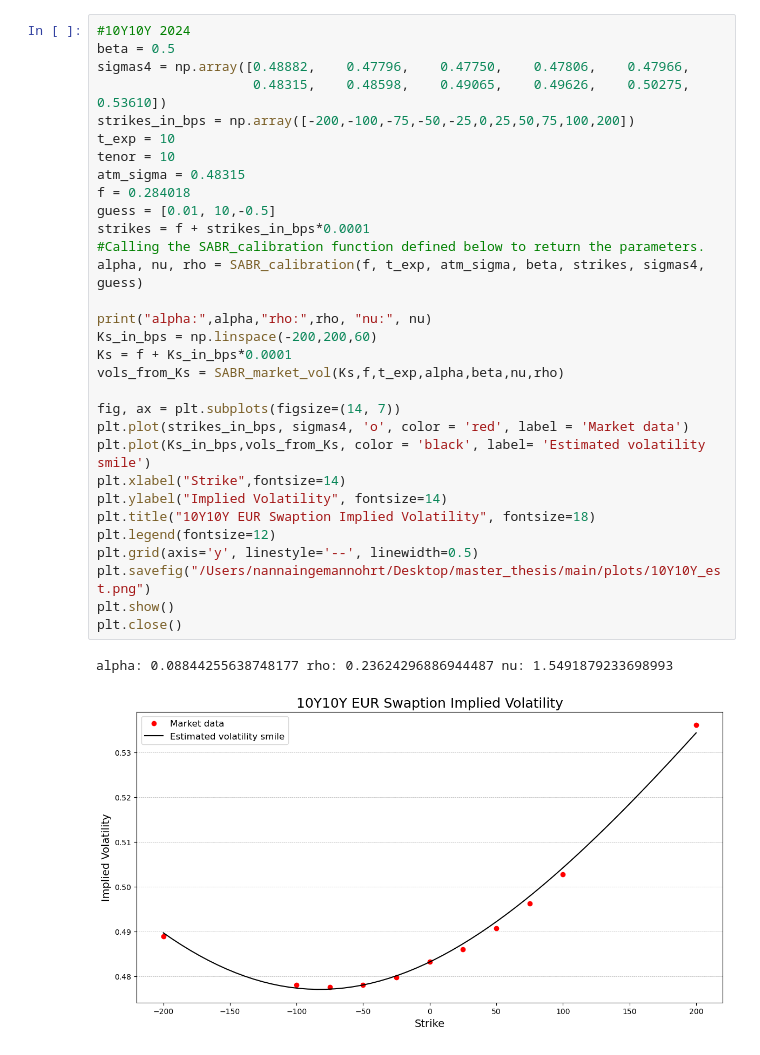
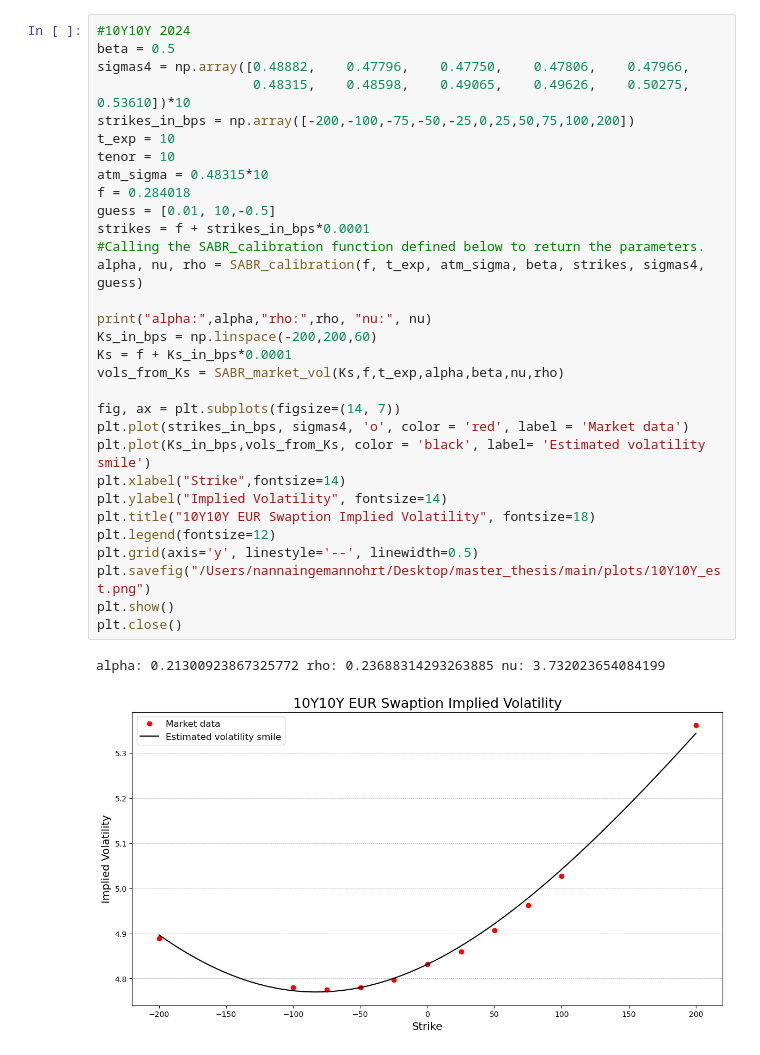
Before and after one commit to NannaOhrt/master_thesis, a Jupyter notebook: main/code/cal_parm_SABR.ipynb, the cells around one changed output. Drawn from its saved outputs; the diff is of its cells as text.

```diff
--- a/main/code/cal_parm_SABR.ipynb
+++ b/main/code/cal_parm_SABR.ipynb
@@ -215,37 +215,37 @@ alpha: 0.08673372109804123 rho: 0.24505000583370704 nu: 1.4026247198246018
 # %%
 #10Y10Y 2024
 beta = 0.5
 sigmas4 = np.array([0.48882,	0.47796,	0.47750,	0.47806,	0.47966,
-                    0.48315,	0.48598,	0.49065,	0.49626,	0.50275,	0.53610])
+                    0.48315,	0.48598,	0.49065,	0.49626,	0.50275,	0.53610])*10
 strikes_in_bps = np.array([-200,-100,-75,-50,-25,0,25,50,75,100,200])
 t_exp = 10
 tenor = 10
-atm_sigma = 0.48315
+atm_sigma = 0.48315*10
 f = 0.284018
 guess = [0.01, 10,-0.5]
 strikes = f + strikes_in_bps*0.0001
 #Calling the SABR_calibration function defined below to return the parameters.
 alpha, nu, rho = SABR_calibration(f, t_exp, atm_sigma, beta, strikes, sigmas4, guess)
 
 print("alpha:",alpha,"rho:",rho, "nu:", nu)
 Ks_in_bps = np.linspace(-200,200,60)
 Ks = f + Ks_in_bps*0.0001
 vols_from_Ks = SABR_market_vol(Ks,f,t_exp,alpha,beta,nu,rho)
 
 fig, ax = plt.subplots(figsize=(14, 7))
 plt.plot(strikes_in_bps, sigmas4, 'o', color = 'red', label = 'Market data')
 plt.plot(Ks_in_bps,vols_from_Ks, color = 'black', label= 'Estimated volatility smile')
 plt.xlabel("Strike",fontsize=14)
 plt.ylabel("Implied Volatility", fontsize=14)
 plt.title("10Y10Y EUR Swaption Implied Volatility", fontsize=18)
 plt.legend(fontsize=12)
 plt.grid(axis='y', linestyle='--', linewidth=0.5)
 plt.savefig("/Users/nannaingemannohrt/Desktop/master_thesis/main/plots/10Y10Y_est.png")
 plt.show()
 plt.close()
 # %% [output]
-alpha: 0.08844255638748177 rho: 0.23624296886944487 nu: 1.5491879233698993
+alpha: 0.21300923867325772 rho: 0.23688314293263885 nu: 3.732023654084199
-[figure, old version]
+[figure, new version]
 # %%
 #10Y7Y 2024
 beta = 0.5
```
Also changed, not shown: parts of 9 cells of this notebook, 25 other files.
